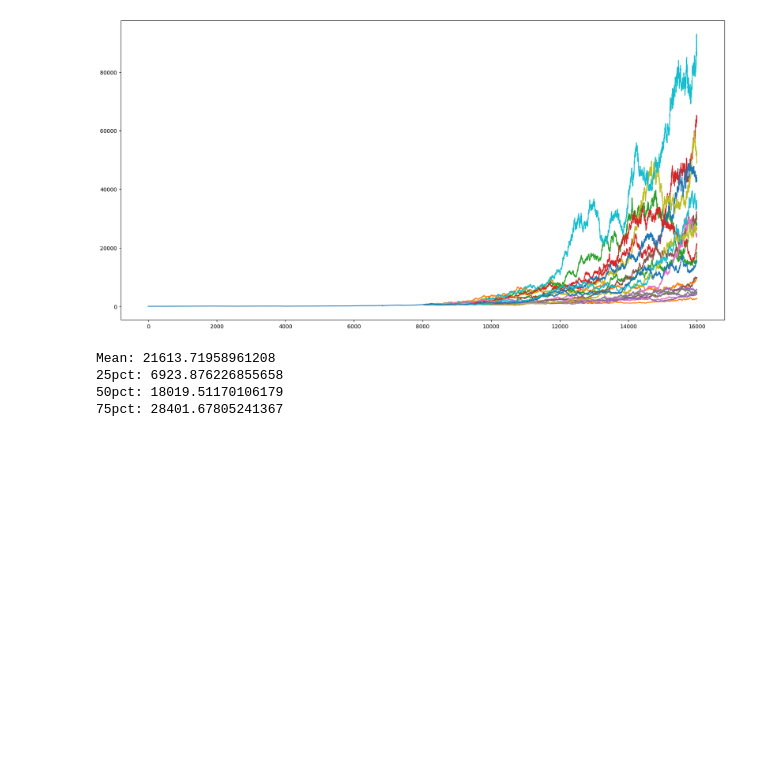
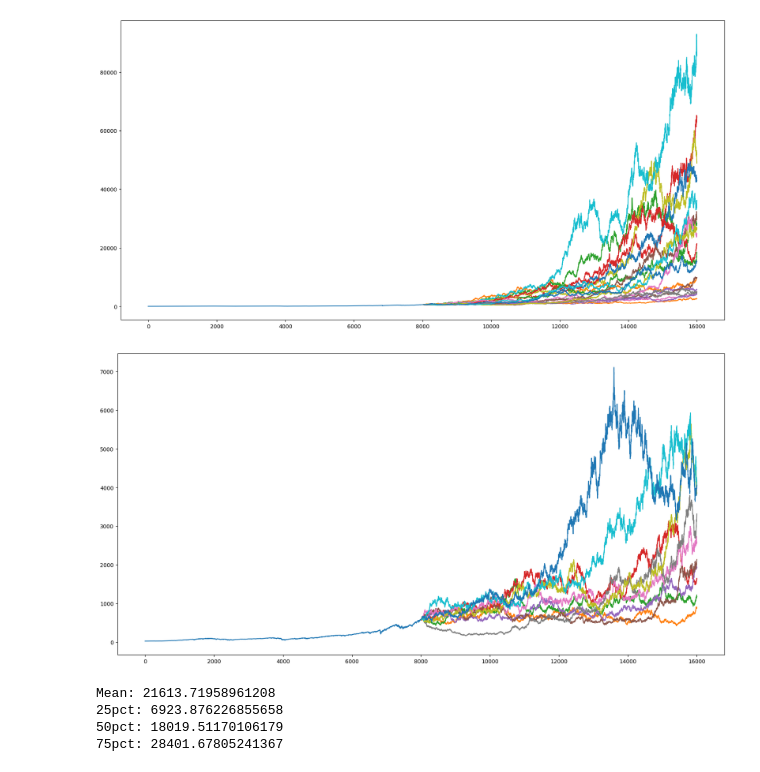
Before and after one commit to dhcchh/SPY-Analytics-Forecasting-Project, a Jupyter notebook: ML-Notebooks/monte_carlo.ipynb, the cells around one changed output. Cells and saved outputs as stored; diff of their text form; code cells hidden in the pictures; blank space fills up the shorter version.

Commit message:
Add bottom 10 plot

```diff
--- a/ML-Notebooks/monte_carlo.ipynb
+++ b/ML-Notebooks/monte_carlo.ipynb
@@ -74,4 +74,13 @@ for i in range(0, len(price_sim), 5):  #Plot 20 out of 100 lines
     plt.plot(future_days, price_sim[i])
 # %% [output]
 [figure]
+# %%
+price_sim = sorted(price_sim, key=lambda arr: arr[-1])
+# %%
+plt.figure(figsize=(20, 10))
+plt.plot([*range(len(df_full))], df_full['close_price'])
+for i in range(10):
+    plt.plot(future_days, price_sim[i])
+# %% [output]
+[figure, added]
 # %%
```
Also changed, not shown: parts of 1 cell of this notebook, 1 other file.
